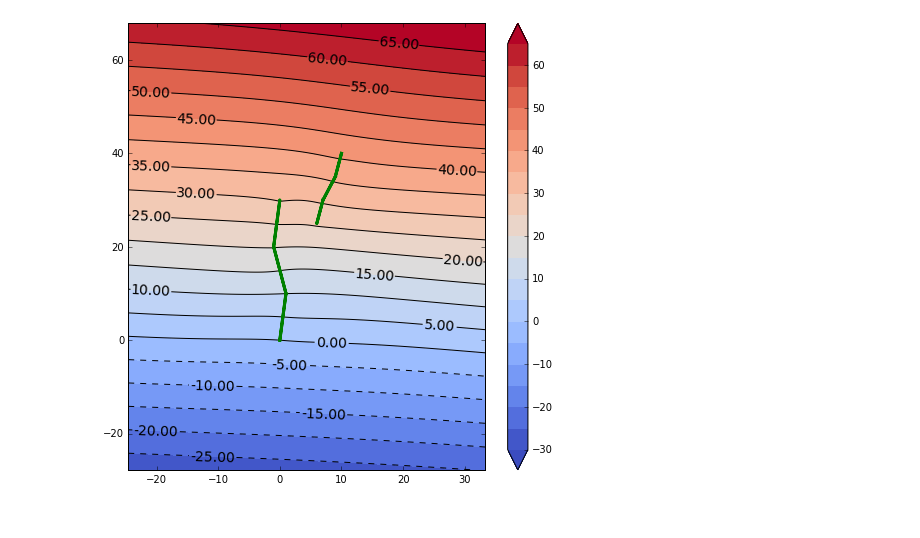
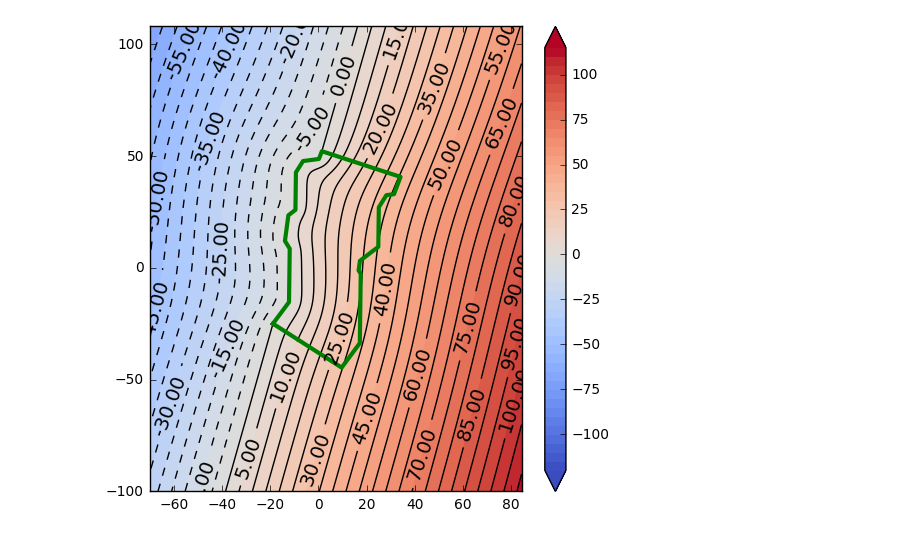
Before and after one commit to usgs/shakemap, a Jupyter notebook: notebooks/Check GC2 coordinate calculation.ipynb, the cells around one changed output. Saved outputs shown, nothing was run; the diff lists cells and outputs as text; code cells hidden in the pictures.

```diff
--- a/notebooks/Check GC2 coordinate calculation.ipynb
+++ b/notebooks/Check GC2 coordinate calculation.ipynb
@@ -323,15 +2,0 @@ cbar = plt.colorbar(CS)
-# %%
-# U
-fig = plt.figure(figsize=(8,8))
-CS = plt.contourf(x, y, dists['U'],
-                  cmap = plt.cm.coolwarm,
-                  levels = np.arange(-30, 70, 5),
-                  extend = "both")
-CS2 = plt.contour(CS, hold = 'on', colors = 'k')
-plt.clabel(CS2, fmt='%2.2f', colors='k', fontsize=14)
-plt.plot(fltx, flty, color = 'g', linewidth = 3)
-plt.xlim([np.min(x), np.max(x)])
-plt.ylim([np.min(y), np.max(y)])
-cbar = plt.colorbar(CS)
-# %% [output]
-[figure, removed]
@@ -337,0 +59,28 @@ cbar = plt.colorbar(CS)
+# %%
+# Grid of sites
+buf = 0.5
+lat = np.linspace(np.nanmin(rup._lat)-buf, np.nanmax(rup._lat)+buf, 350)
+lon = np.linspace(np.nanmin(rup._lon)-buf, np.nanmax(rup._lon)+buf, 350)
+lons, lats = np.meshgrid(lon, lat)
+dep = np.zeros_like(lons)
+x,y = proj(lon, lat)
+rupx,rupy = proj(rup.lons, rup.lats)
+# %%
+# Calculate U and T
+dtypes = ['U', 'T']
+dists = get_distance(dtypes, lats, lons, dep, origin, rup)
+# %%
+# Figure 6B
+fig = plt.figure(figsize=(6,6))
+CS = plt.contourf(x, y, dists['T'],
+                  cmap = plt.cm.coolwarm,
+                  levels = np.arange(-120, 120, 5),
+                  extend = "both")
+CS2 = plt.contour(CS, hold = 'on', colors = 'k')
+plt.clabel(CS2, fmt='%2.2f', colors='k', fontsize=14)
+plt.plot(rupx, rupy, color = 'g', linewidth = 3)
+plt.xlim([np.min(x), np.max(x)])
+plt.ylim([np.min(y), np.max(y)])
+cbar = plt.colorbar(CS)
+# %% [output]
+[figure, added]
```
Also changed, not shown: parts of 38 cells of this notebook, 10 other files.
